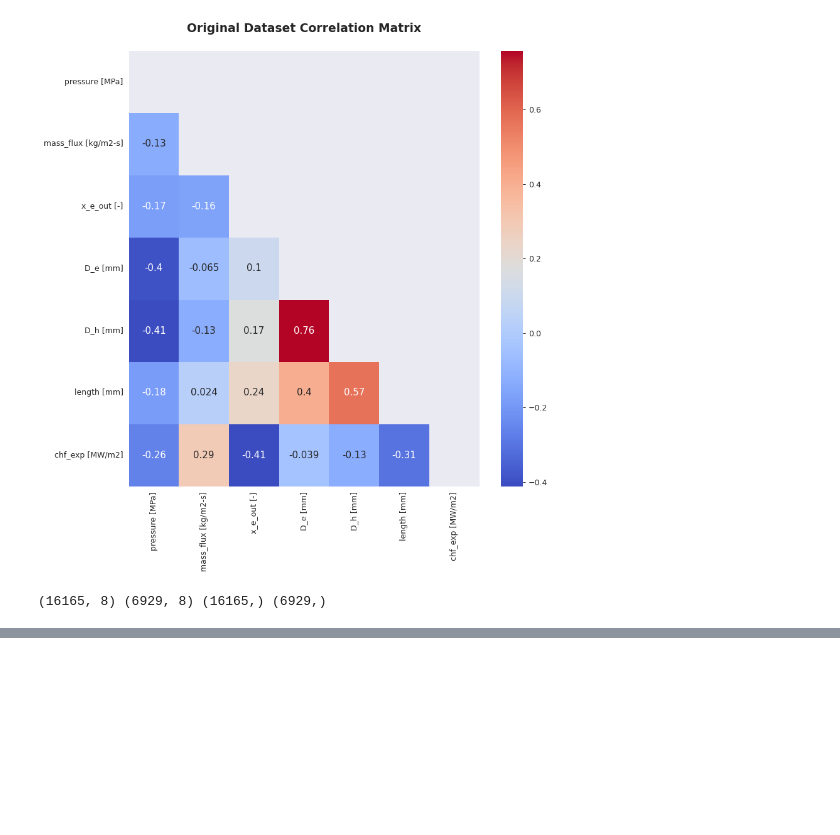
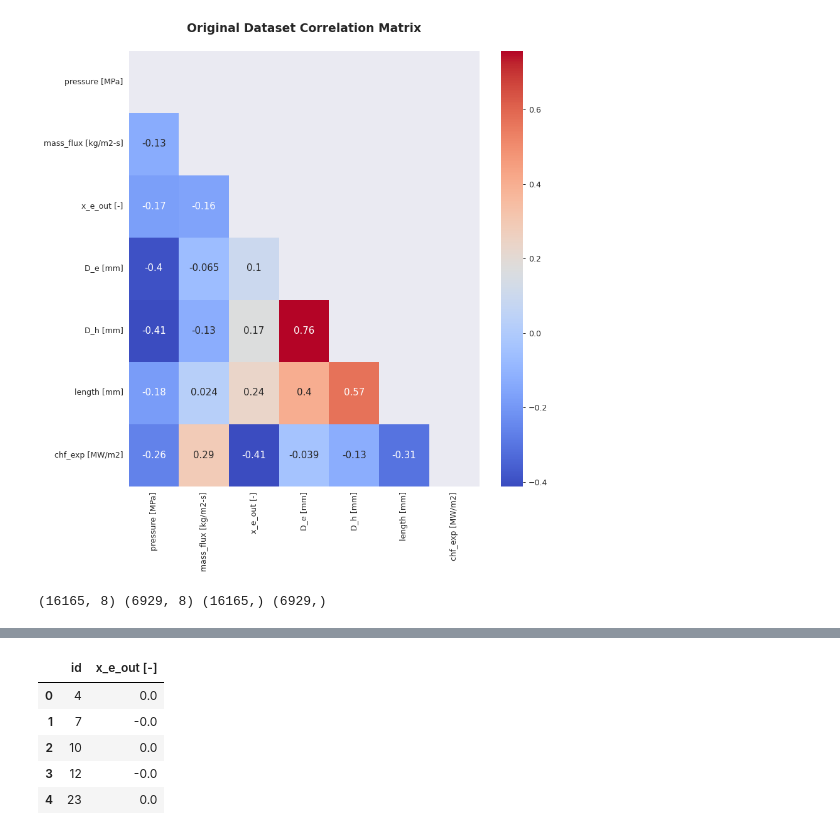
Before and after one commit to averma111/Kaggle_Competition, a Jupyter notebook: pytorch-ps3e15-regression.ipynb, the cells around one changed output, grey strips where cells are left out. Drawn from its saved outputs; the diff is of its cells as text; code cells hidden in the pictures; blank space fills up the shorter version.

Commit message:
Kaggle Notebook | 🔥 Pytorch-PS3E15-Optuna 🔥 | Version 23

```diff
--- a/pytorch-ps3e15-regression.ipynb
+++ b/pytorch-ps3e15-regression.ipynb
@@ -502,0 +519,10 @@ print('Submission Completed!!')
+# %%
+test_df = pd.read_csv('/kaggle/working/submission.csv')
+test_df.head()
+# %% [output]
+|  | id | x_e_out [-] |
+| 0 | 4 | 0.0 |
+| 1 | 7 | -0.0 |
+| 2 | 10 | 0.0 |
+| 3 | 12 | -0.0 |
+| 4 | 23 | 0.0 |
```
Also changed, not shown: parts of 17 cells of this notebook.
